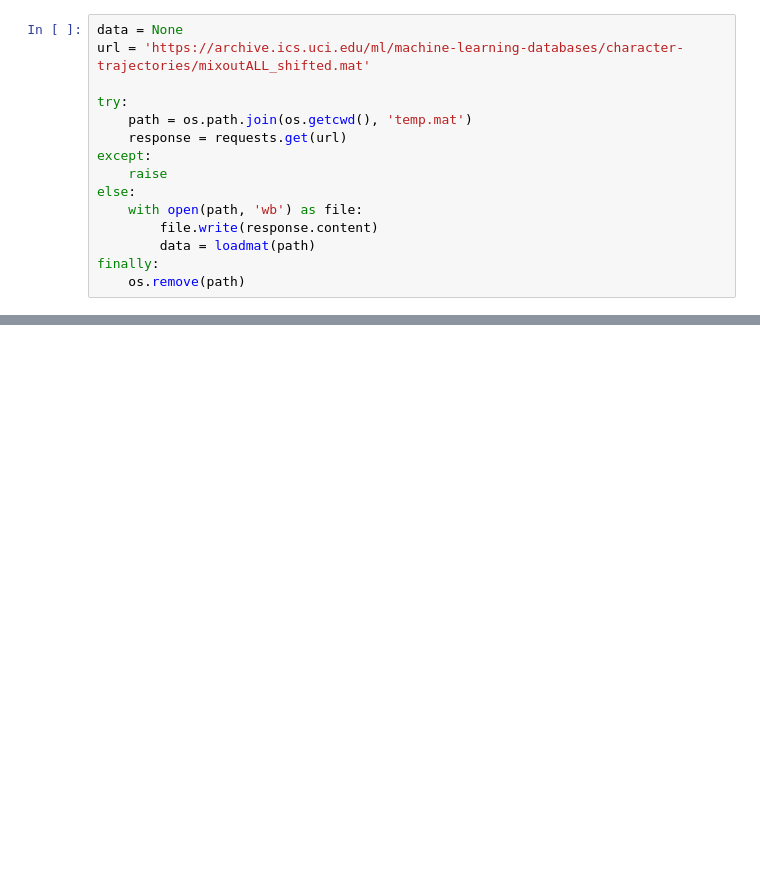
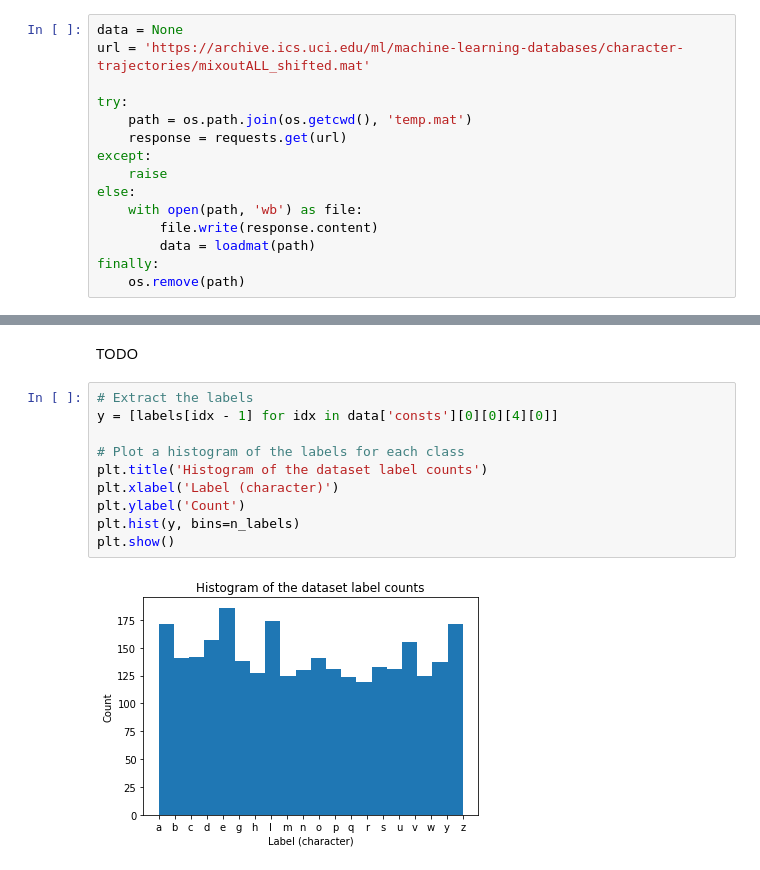
Before and after one commit to eonu/sequentia, a Jupyter notebook: examples/2 - Pen-Tip Trajectories.ipynb, the cells around one changed output, grey strips where cells are left out. Drawn from its saved outputs; the diff is of its cells as text; blank space fills up the shorter version.

```diff
--- a/examples/2 - Pen-Tip Trajectories.ipynb
+++ b/examples/2 - Pen-Tip Trajectories.ipynb
@@ -46,0 +92,14 @@ TypeError: boolean() missing 1 required positional argument: 'desc'
+# %% [markdown]
+TODO
+# %%
+# Extract the labels
+y = [labels[idx - 1] for idx in data['consts'][0][0][4][0]]
+
+# Plot a histogram of the labels for each class
+plt.title('Histogram of the dataset label counts')
+plt.xlabel('Label (character)')
+plt.ylabel('Count')
+plt.hist(y, bins=n_labels)
+plt.show()
+# %% [output]
+[figure, added]
```
Also changed, not shown: parts of 23 cells of this notebook, 1 other file.
